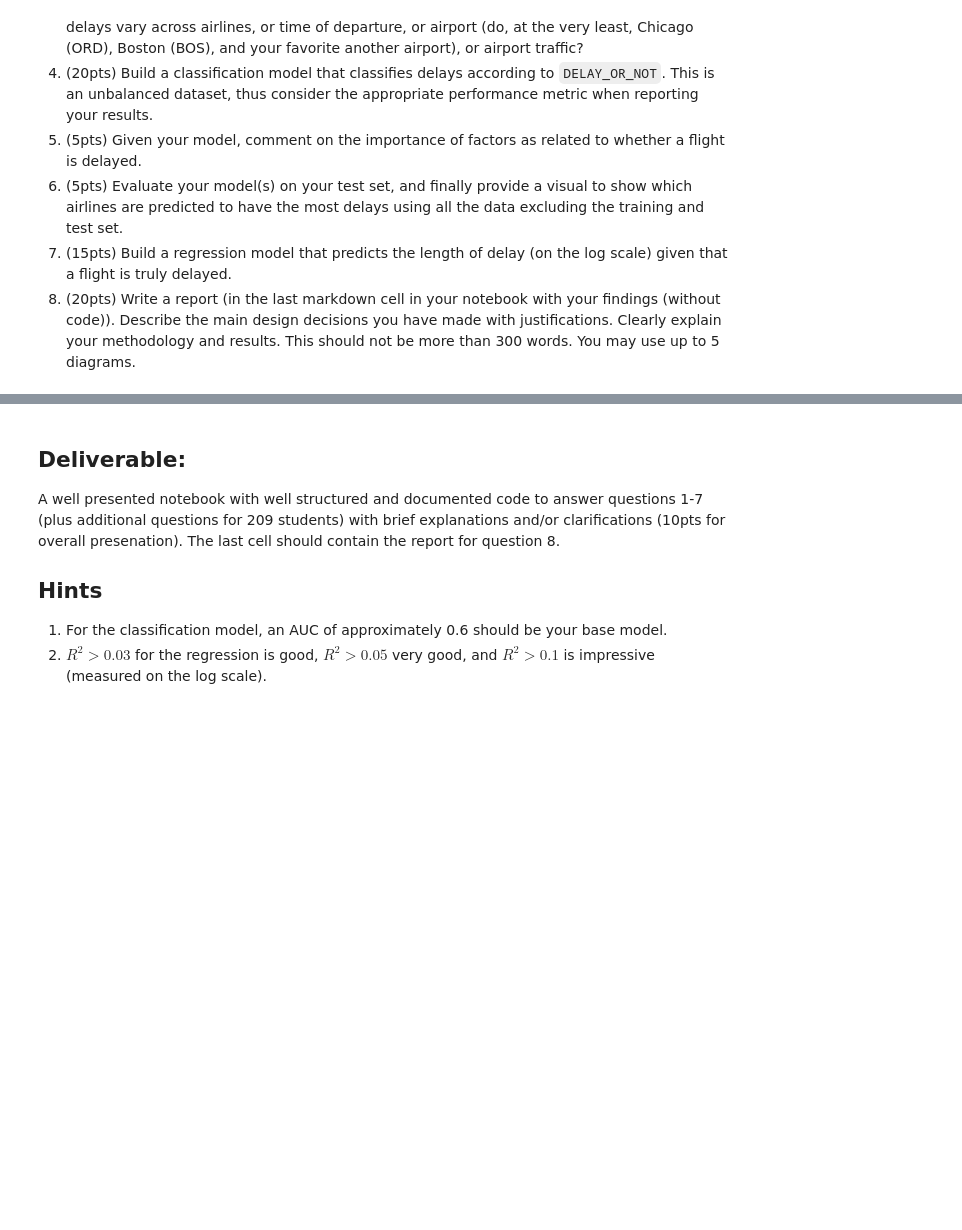
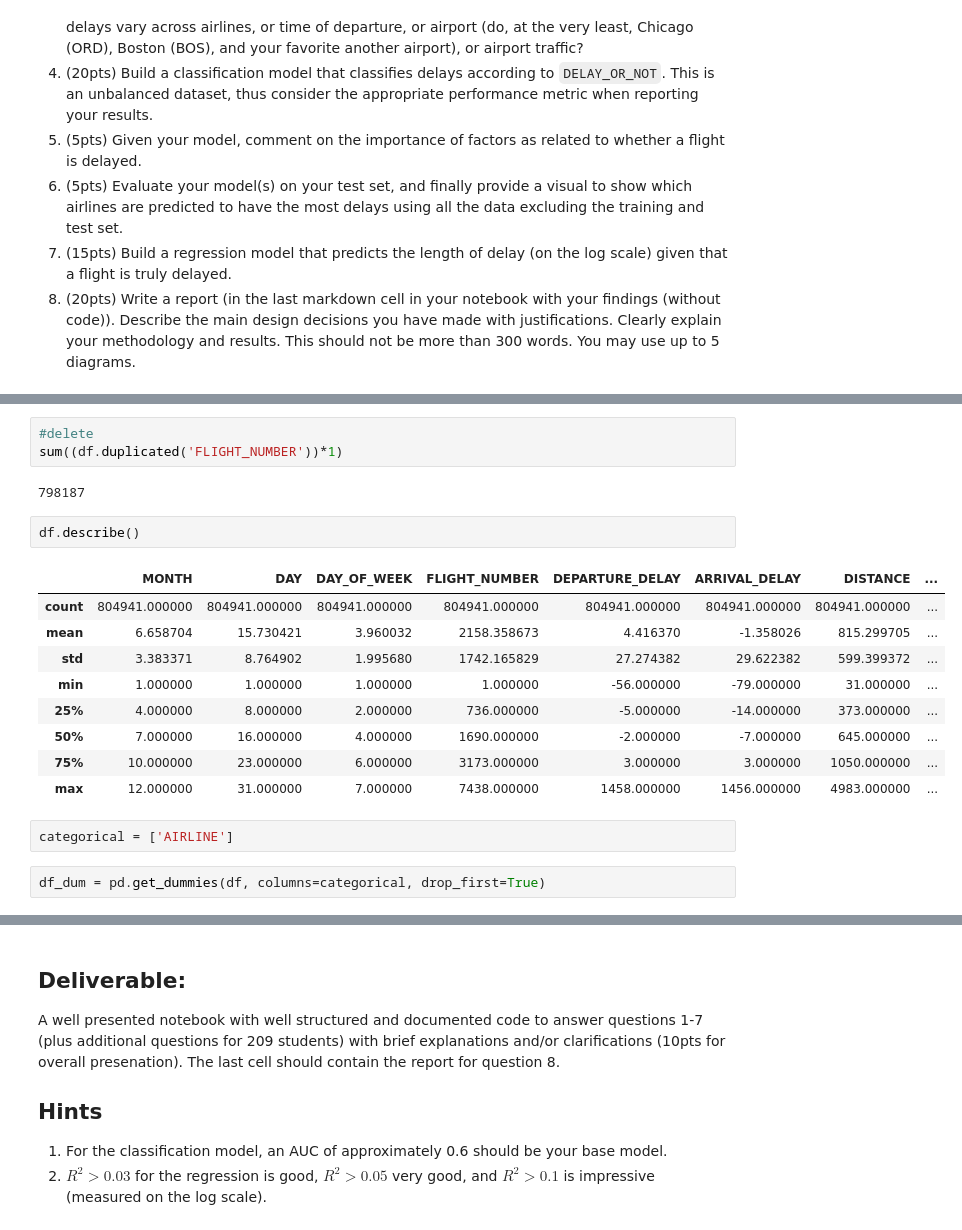
Before and after one commit to Jchea15/a-2017, a Jupyter notebook: cs109a_midterm_2017.ipynb, the cells around one changed output, grey strips where cells are left out. Saved outputs shown, nothing was run; the diff lists cells and outputs as text; blank space fills up the shorter version.

```diff
--- a/cs109a_midterm_2017.ipynb
+++ b/cs109a_midterm_2017.ipynb
@@ -82,0 +140,21 @@ This is a large dataset; think of strategies on how to solve this problem. Creat
+# %%
+#delete
+sum((df.duplicated('FLIGHT_NUMBER'))*1)
+# %% [output]
+798187
+# %%
+df.describe()
+# %% [output]
+|  | MONTH | DAY | DAY_OF_WEEK | FLIGHT_NUMBER | DEPARTURE_DELAY | ARRIVAL_DELAY | DISTANCE | ... |
+| count | 804941.000000 | 804941.000000 | 804941.000000 | 804941.000000 | 804941.000000 | 804941.000000 | 804941.000000 | ... |
+| mean | 6.658704 | 15.730421 | 3.960032 | 2158.358673 | 4.416370 | -1.358026 | 815.299705 | ... |
+| std | 3.383371 | 8.764902 | 1.995680 | 1742.165829 | 27.274382 | 29.622382 | 599.399372 | ... |
+| min | 1.000000 | 1.000000 | 1.000000 | 1.000000 | -56.000000 | -79.000000 | 31.000000 | ... |
+| 25% | 4.000000 | 8.000000 | 2.000000 | 736.000000 | -5.000000 | -14.000000 | 373.000000 | ... |
+| 50% | 7.000000 | 16.000000 | 4.000000 | 1690.000000 | -2.000000 | -7.000000 | 645.000000 | ... |
+| 75% | 10.000000 | 23.000000 | 6.000000 | 3173.000000 | 3.000000 | 3.000000 | 1050.000000 | ... |
+| max | 12.000000 | 31.000000 | 7.000000 | 7438.000000 | 1458.000000 | 1456.000000 | 4983.000000 | ... |
+# %%
+categorical = ['AIRLINE']
+# %%
+df_dum = pd.get_dummies(df, columns=categorical, drop_first=True)
```
Also changed, not shown: parts of 21 cells of this notebook.
